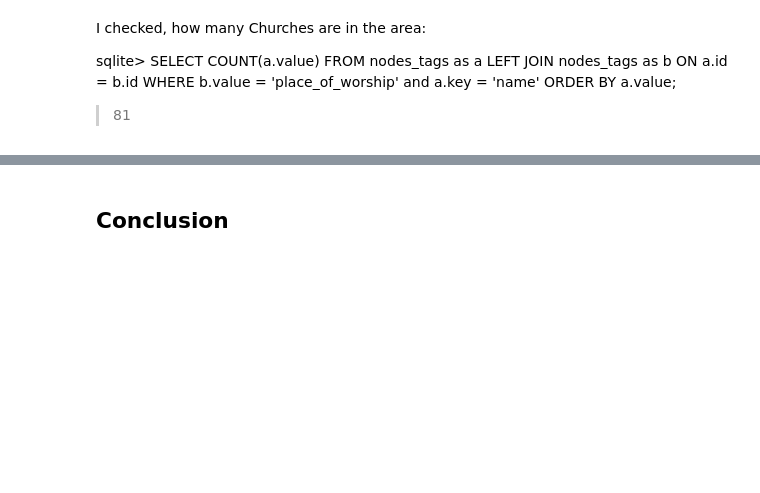
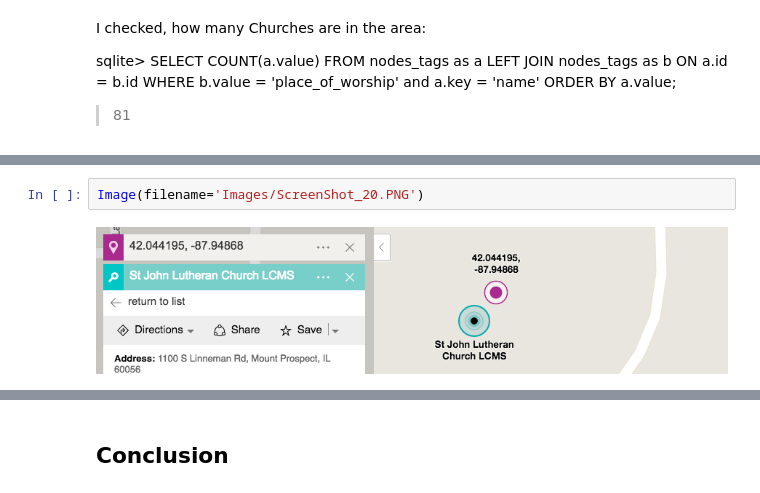
Before and after one commit to daivaSts/P3_OpenStreetMap-Data-Case-Study, a Jupyter notebook: P3_OpenStreetMap_Data_Case_Study.ipynb, the cells around one changed output, grey strips where cells are left out. Cells and saved outputs as stored; diff of their text form; blank space fills up the shorter version.

```diff
--- a/P3_OpenStreetMap_Data_Case_Study.ipynb
+++ b/P3_OpenStreetMap_Data_Case_Study.ipynb
@@ -232,0 +225,4 @@ sqlite> SELECT b.value FROM nodes_tags as a LEFT  JOIN nodes_tags as b ON a.id =
+# %%
+Image(filename='Images/ScreenShot_20.PNG')
+# %% [output]
+[figure, added]
```
Also changed, not shown: parts of 16 cells of this notebook, 1 other file.
